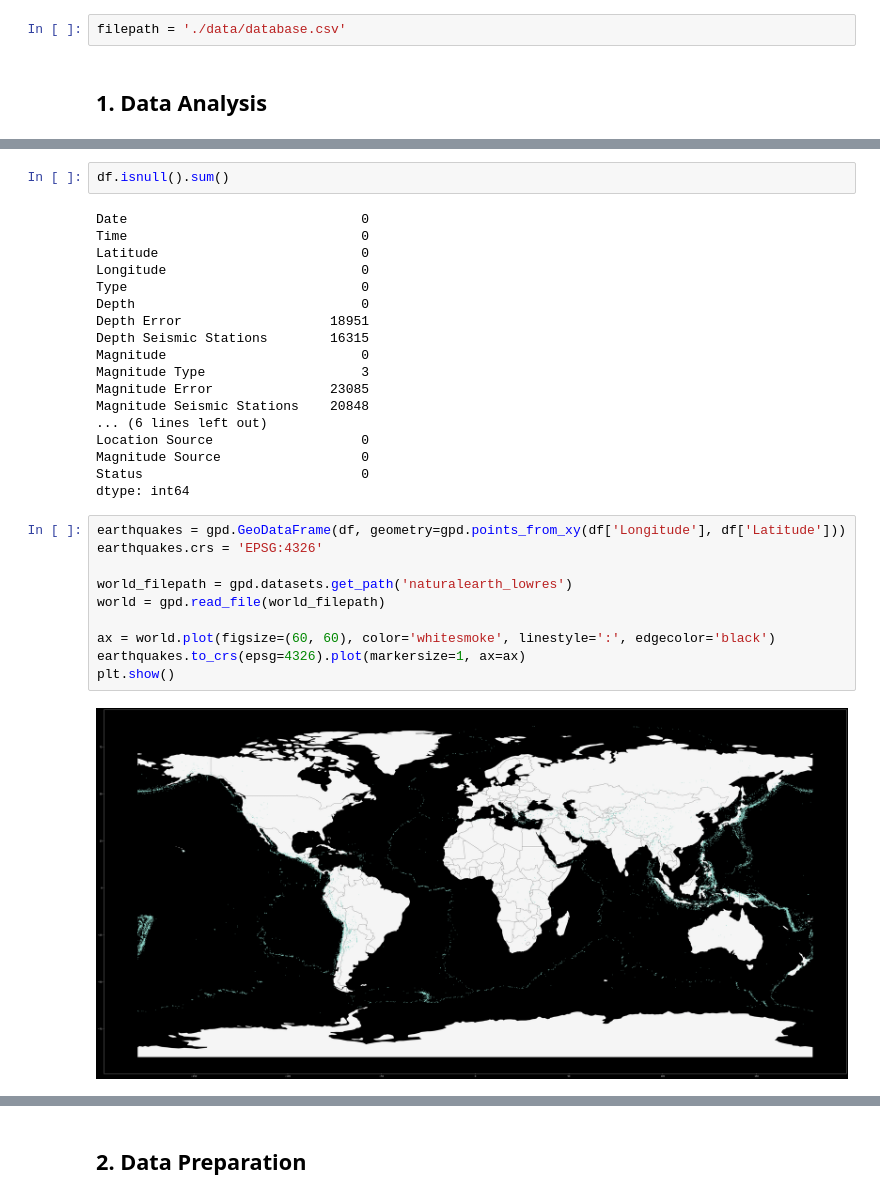
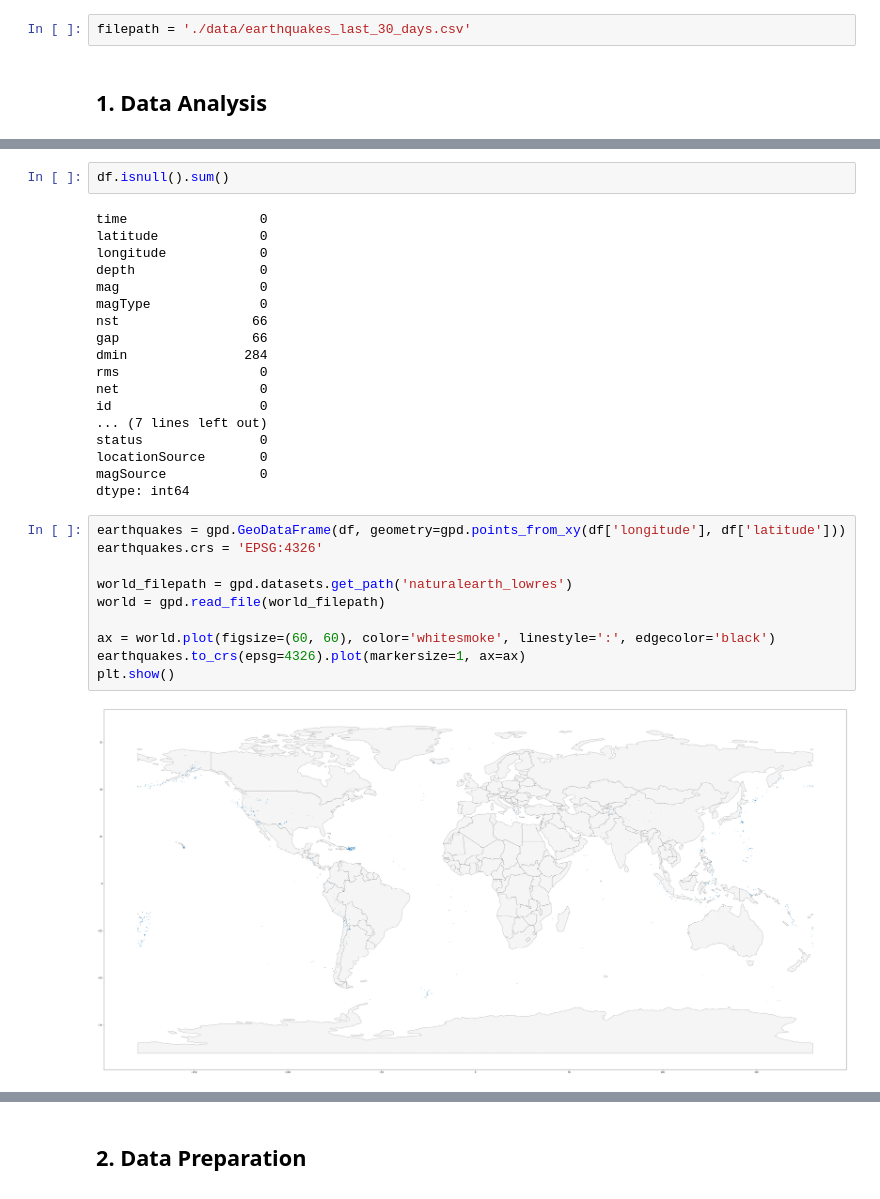
Before and after one commit to Andre-Gilbert/Earthquake-Prediction, a Jupyter notebook: ml/earthquake_prediction.ipynb, the cells around one changed output, grey strips where cells are left out. Cells and saved outputs as stored; diff of their text form.

```diff
--- a/ml/earthquake_prediction.ipynb
+++ b/ml/earthquake_prediction.ipynb
@@ -17,7 +20,7 @@ from sklearn import preprocessing, model_selection, linear_model
 # %% [markdown]
 ## 0. Setup
 # %%
-filepath = './data/database.csv'
+filepath = './data/earthquakes_last_30_days.csv'
 # %% [markdown]
 ## 1. Data Analysis
 # %%
@@ -66,33 +69,33 @@ memory usage: 3.8+ MB
 # %%
 df.isnull().sum()
 # %% [output]
-Date                              0
-Time                              0
-Latitude                          0
-Longitude                         0
-Type                              0
-Depth                             0
-Depth Error                   18951
-Depth Seismic Stations        16315
-Magnitude                         0
-Magnitude Type                    3
-Magnitude Error               23085
-Magnitude Seismic Stations    20848
-... (6 lines left out)
-Location Source                   0
-Magnitude Source                  0
-Status                            0
+time                 0
+latitude             0
+longitude            0
+depth                0
+mag                  0
+magType              0
+nst                 66
+gap                 66
+dmin               284
+rms                  0
+net                  0
+id                   0
+... (7 lines left out)
+status               0
+locationSource       0
+magSource            0
 dtype: int64
 # %%
-earthquakes = gpd.GeoDataFrame(df, geometry=gpd.points_from_xy(df['Longitude'], df['Latitude']))
+earthquakes = gpd.GeoDataFrame(df, geometry=gpd.points_from_xy(df['longitude'], df['latitude']))
 earthquakes.crs = 'EPSG:4326'
 
 world_filepath = gpd.datasets.get_path('naturalearth_lowres')
 world = gpd.read_file(world_filepath)
 
 ax = world.plot(figsize=(60, 60), color='whitesmoke', linestyle=':', edgecolor='black')
 earthquakes.to_crs(epsg=4326).plot(markersize=1, ax=ax)
 plt.show()
 # %% [output]
-[figure, old version]
+[figure, new version]
 # %%
```
Also changed, not shown: parts of 21 cells of this notebook, 2 other files.
